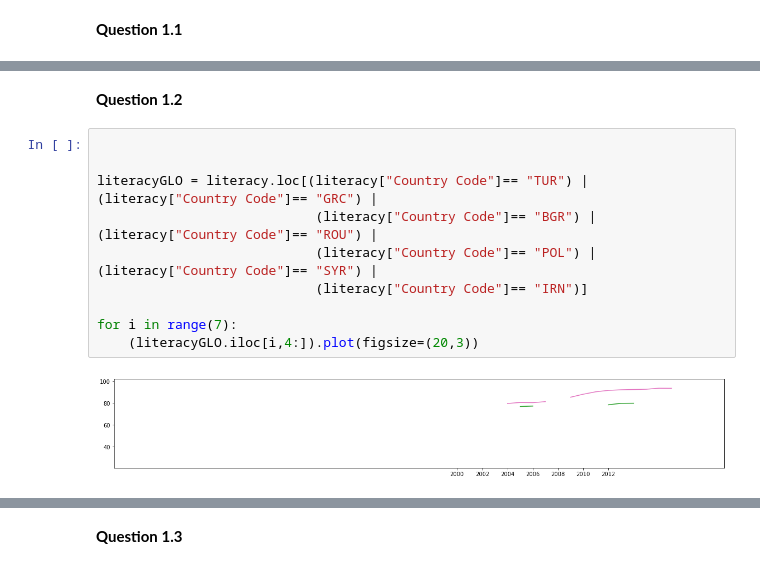
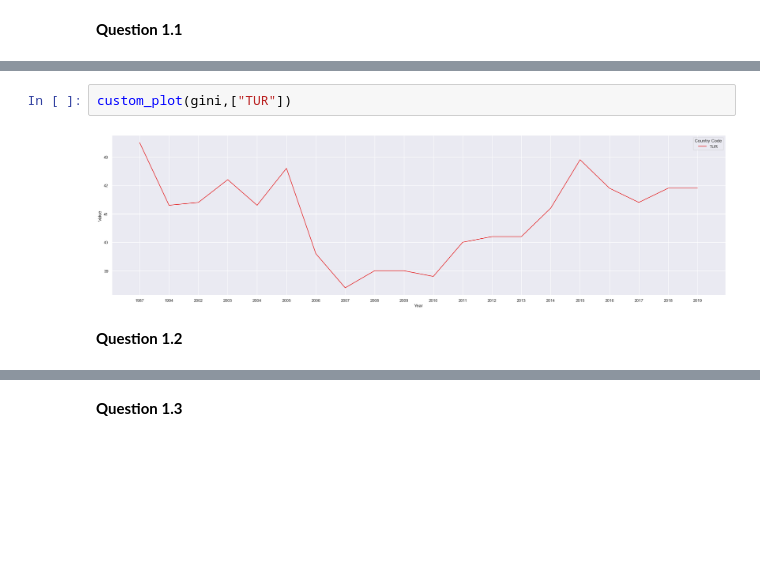
Before and after one commit to emirsglm/MAT388E-Data-Science-HW, a Jupyter notebook: HW1.ipynb, the cells around one changed output, grey strips where cells are left out. Cells and saved outputs as stored; diff of their text form; blank space fills up the shorter version.

```diff
--- a/HW1.ipynb
+++ b/HW1.ipynb
@@ -80,14 +114,6 @@ giniTR = gini.loc[gini["Country Code"]=="TUR"]
+# %%
+custom_plot(gini,["TUR"])
+# %% [output]
+[figure, added]
 # %% [markdown]
 **Question 1.2**
-# %%
-
-
-literacyGLO = literacy.loc[(literacy["Country Code"]== "TUR") | (literacy["Country Code"]== "GRC") |
-                            (literacy["Country Code"]== "BGR") | (literacy["Country Code"]== "ROU") |
-                            (literacy["Country Code"]== "POL") | (literacy["Country Code"]== "SYR") |
-                            (literacy["Country Code"]== "IRN")]
-
-for i in range(7):
-    (literacyGLO.iloc[i,4:]).plot(figsize=(20,3))
-# %% [output]
-[figure, removed]
```
Also changed, not shown: parts of 27 cells of this notebook.
